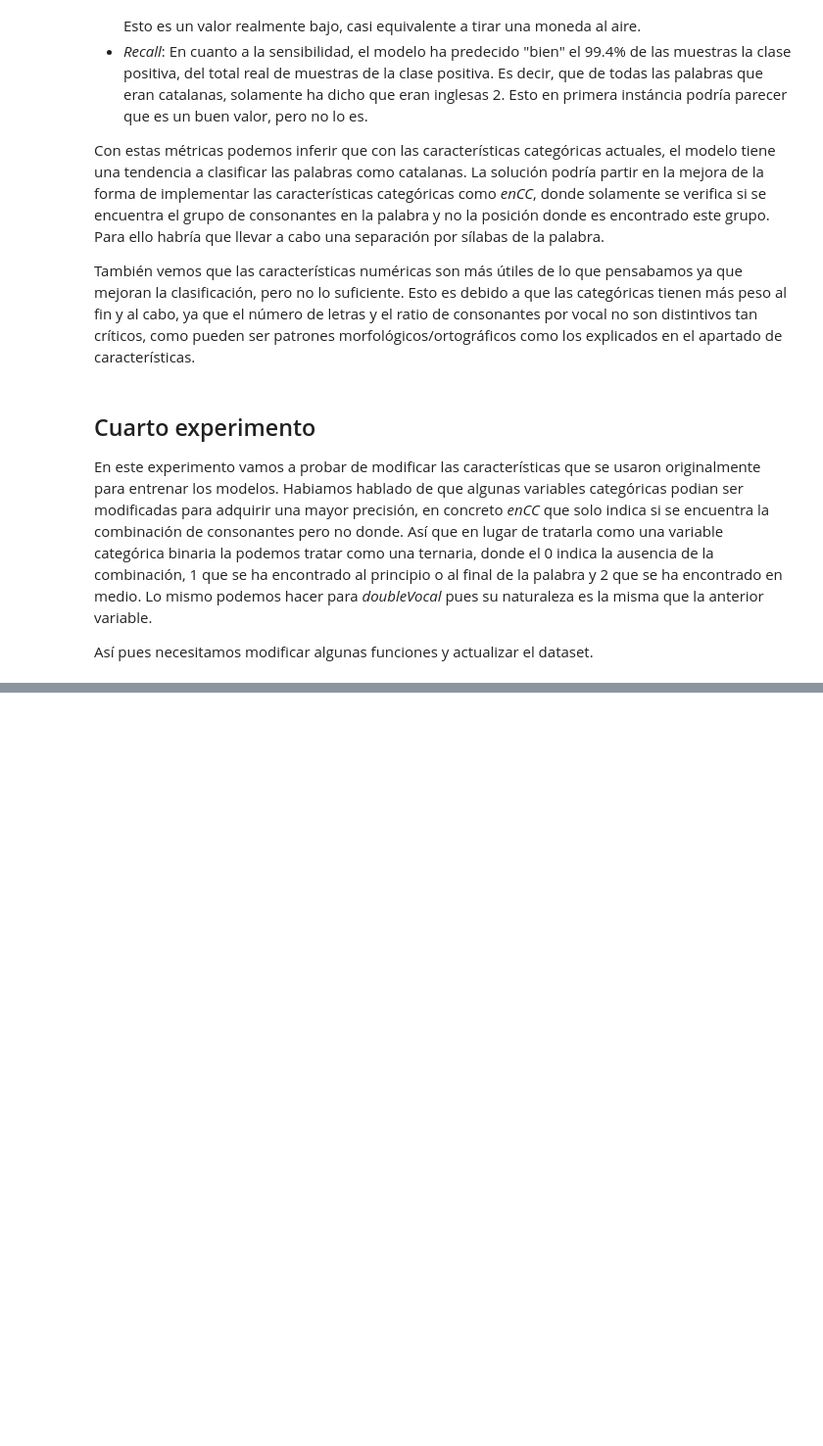
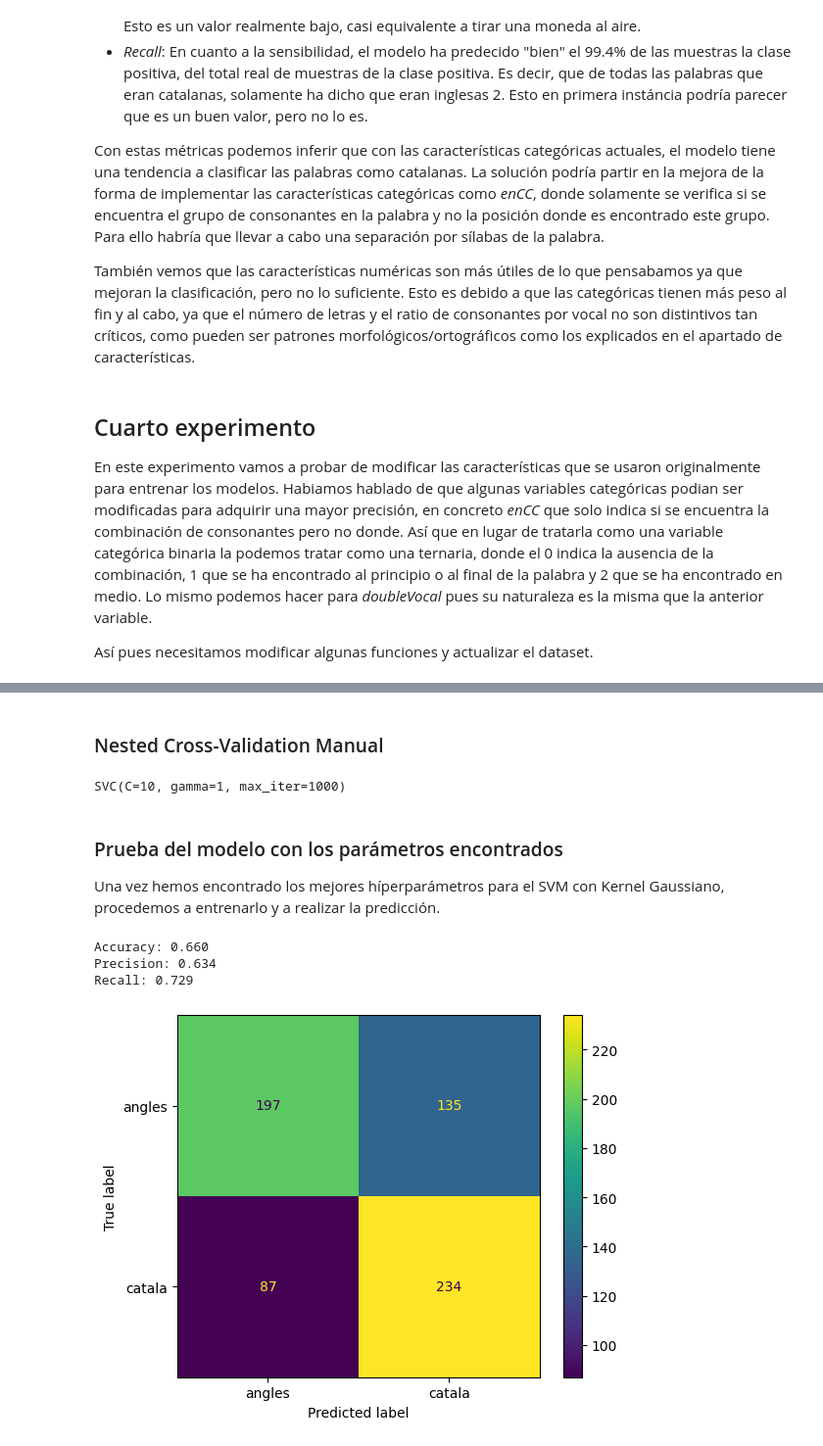
Before and after one commit to JaumeJulia/aprenentatge_automatic_2223, a Jupyter notebook: Practica1/Documentacion.ipynb, the cells around one changed output, grey strips where cells are left out. Shown at 98% size. Cells and saved outputs as stored; diff of their text form; code cells hidden in the pictures; blank space fills up the shorter version.

Commit message:
Cuarto experimento hecho

```diff
--- a/Practica1/Documentacion.ipynb
+++ b/Practica1/Documentacion.ipynb
@@ -484,4 +484,8 @@ wordsDF2=wordsDF2[['word','ratio','cantidadLetras','gotAccent','gotCedilla','dou
 wordsDF2.to_csv('data/definitiveData2.csv', index=False)
 #Checking
 print(wordsDF2)
+
+X = wordsDF2.iloc[:,1:7]
+y = wordsDF2.iloc[:,7]
+X_train, X_test, y_train, y_test = train_test_split(X, y, test_size=0.33, random_state=11)
 # %% [output]
@@ -503,2 +507,54 @@ print(wordsDF2)
 
 [1976 rows x 8 columns]
+# %% [markdown]
+### Nested Cross-Validation Manual
+# %%
+#CrossValidation
+inner_cv_man = StratifiedKFold(n_splits=3, shuffle=True)
+outer_cv_man = StratifiedKFold(n_splits=5, shuffle=True)
+best_models = []
+best_scores = []
+#GridSearch definition
+search = GridSearchCV(estimator=SVM_rbf, cv=inner_cv, param_grid=hyper_grid, scoring="accuracy", n_jobs=-1)
+aux_X = X_train.to_numpy()
+aux_y = y_train.to_numpy()
+for train, test in outer_cv_man.split(aux_X, aux_y):
+    X_train_cv, y_train_cv = aux_X[train], aux_y[train]
+    X_test_cv, y_test_cv = aux_X[test], aux_y[test]
+    modelo = search.fit(X_train_cv, y_train_cv)
+    best_models.append(modelo.best_estimator_)
+    best_scores.append(modelo.best_score_)
+# %%
+#Escogemos el mejor modelo obtenido del Nested Cross-validation
+modeloExperimento_4 = best_models[best_scores.index(max(best_scores))]
+print(modeloExperimento_4)
+# %% [output]
+SVC(C=10, gamma=1, max_iter=1000)
+# %% [markdown]
+### Prueba del modelo con los parámetros encontrados
+
+Una vez hemos encontrado los mejores híperparámetros para el SVM con Kernel Gaussiano, procedemos a entrenarlo y a realizar la predicción.
+# %%
+#Re-train Model with Train set
+modeloExperimento_4.fit(X_train,y_train)
+
+#Predict with X_test
+y_predicted=modeloExperimento_4.predict(X_test)
+
+##Accuracy
+print(f"Accuracy: {accuracy_score(y_test,y_predicted):.3f}")
+
+##Precision
+print(f"Precision: {precision_score(y_test,y_predicted):.3f}")
+#Recall
+print(f"Recall: {recall_score(y_test,y_predicted):.3f}")
+#Confussion Matrix
+cm=confusion_matrix(y_test,y_predicted, labels=modeloExperimento_4.classes_)
+disp= ConfusionMatrixDisplay(confusion_matrix=cm,display_labels=["angles","catala"])
+disp.plot()
+plt.show()
+# %% [output]
+Accuracy: 0.660
+Precision: 0.634
+Recall: 0.729
+[figure, added]
```
Also changed, not shown: parts of 9 cells of this notebook, 2 other files.
